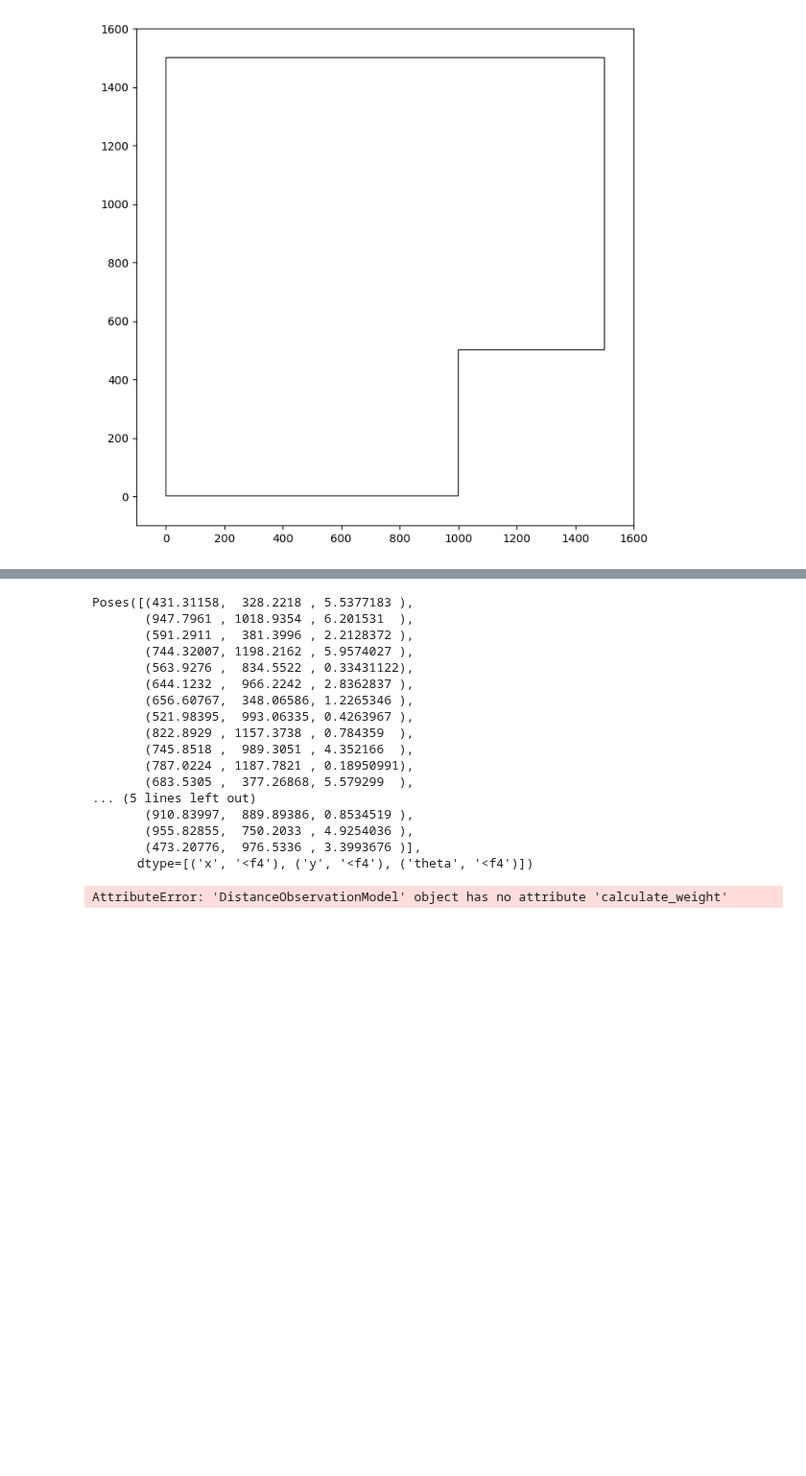
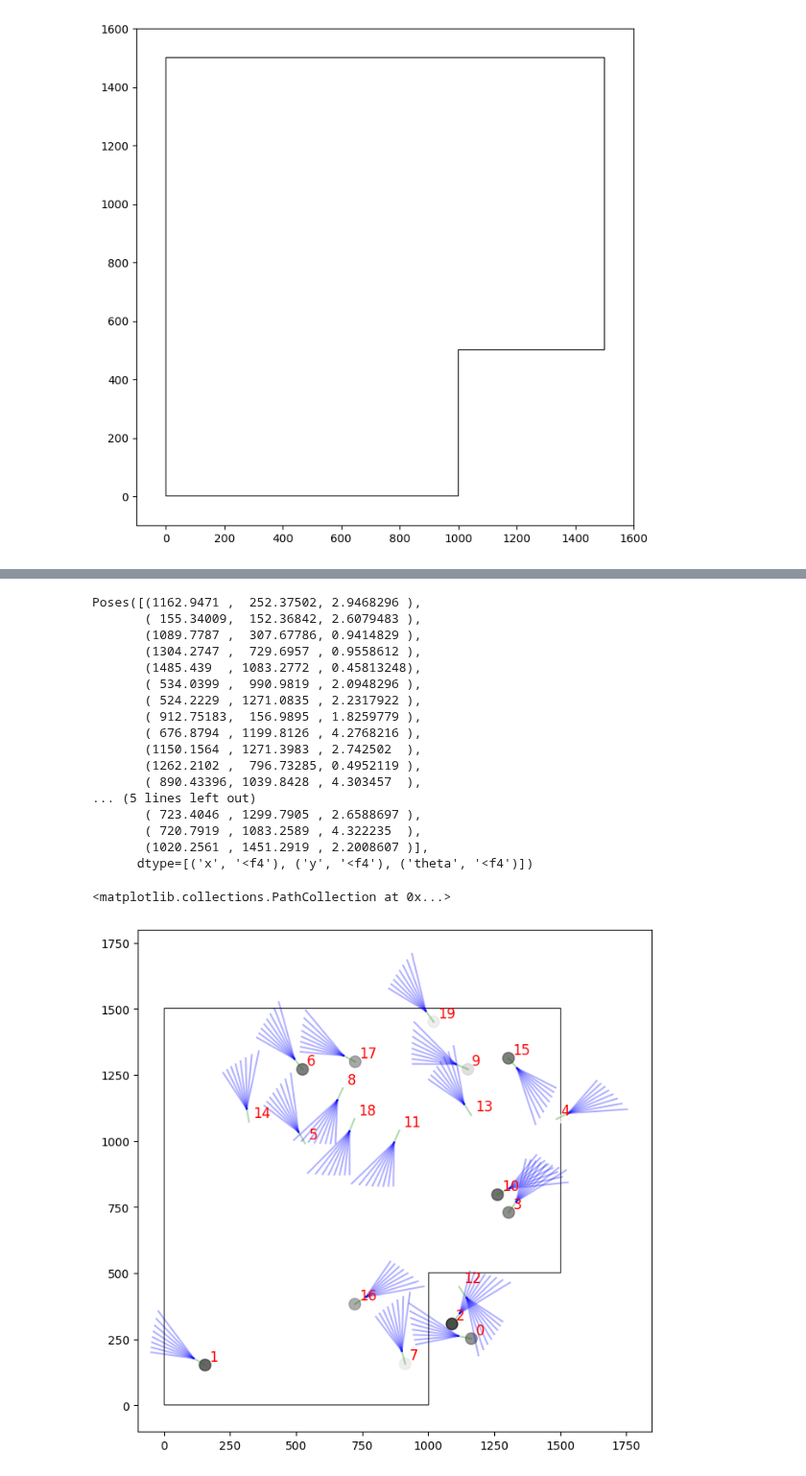
Before and after one commit to PacktPublishing/Learn-Robotics-Programming-3rd-edition, a Jupyter notebook: experiments/boundary_probabilities.ipynb, the cells around one changed output, grey strips where cells are left out. Shown at 96% size. Saved outputs shown, nothing was run; the diff lists cells and outputs as text; code cells hidden in the pictures; blank space fills up the shorter version.

```diff
--- a/experiments/boundary_probabilities.ipynb
+++ b/experiments/boundary_probabilities.ipynb
@@ -108,39 +119,42 @@ for sensor_pos in model.relative_sensor_positions:
 # %%
-from common.poses import Poses
-poses = Poses.generate(20, (300, 1000), (300, 1200), (0, 2 * np.pi))
+poses = Poses.generate(20, (0, 1500), (0, 1500), (0, 2 * np.pi))
 poses
 # %% [output]
-Poses([(431.31158,  328.2218 , 5.5377183 ),
-       (947.7961 , 1018.9354 , 6.201531  ),
-       (591.2911 ,  381.3996 , 2.2128372 ),
-       (744.32007, 1198.2162 , 5.9574027 ),
-       (563.9276 ,  834.5522 , 0.33431122),
-       (644.1232 ,  966.2242 , 2.8362837 ),
-       (656.60767,  348.06586, 1.2265346 ),
-       (521.98395,  993.06335, 0.4263967 ),
-       (822.8929 , 1157.3738 , 0.784359  ),
-       (745.8518 ,  989.3051 , 4.352166  ),
-       (787.0224 , 1187.7821 , 0.18950991),
-       (683.5305 ,  377.26868, 5.579299  ),
+Poses([(1162.9471 ,  252.37502, 2.9468296 ),
+       ( 155.34009,  152.36842, 2.6079483 ),
+       (1089.7787 ,  307.67786, 0.9414829 ),
+       (1304.2747 ,  729.6957 , 0.9558612 ),
+       (1485.439  , 1083.2772 , 0.45813248),
+       ( 534.0399 ,  990.9819 , 2.0948296 ),
+       ( 524.2229 , 1271.0835 , 2.2317922 ),
+       ( 912.75183,  156.9895 , 1.8259779 ),
+       ( 676.8794 , 1199.8126 , 4.2768216 ),
+       (1150.1564 , 1271.3983 , 2.742502  ),
+       (1262.2102 ,  796.73285, 0.4952119 ),
+       ( 890.43396, 1039.8428 , 4.303457  ),
 ... (5 lines left out)
-       (910.83997,  889.89386, 0.8534519 ),
-       (955.82855,  750.2033 , 4.9254036 ),
-       (473.20776,  976.5336 , 3.3993676 )],
+       ( 723.4046 , 1299.7905 , 2.6588697 ),
+       ( 720.7919 , 1083.2589 , 4.322235  ),
+       (1020.2561 , 1451.2919 , 2.2008607 )],
       dtype=[('x', '<f4'), ('y', '<f4'), ('theta', '<f4')])
 # %%
 # Combine sensor positions with poses to get the sensor positions in world coordinates
 endpoints = model.sensor_endpoints(poses)
-weights = model.calculate_weight(poses)
+weights = model.calculate_weights(poses)
 plot_map(walls_map)
 for n, pose in enumerate(poses):
     x, y, theta = pose
     offset_x = x + model.sensor_forward_offset * np.cos(theta)
     offset_y = y + model.sensor_forward_offset * np.sin(theta)
     plt.plot([x, offset_x], [y, offset_y], 'g-', alpha=0.3)
     for sensor in range(8):
         plt.plot([offset_x, endpoints[n, sensor, 0]],
                  [offset_y, endpoints[n, sensor, 1]], 'b-', alpha=0.3)
+    # # Add a label for n near the pose - nudge up and to the right by 5 units
+    plt.text(x + 16, y + 16, str(n), color='red', fontsize=12)
+
 # Draw a scatter on the poses, such that it's a greyscale cmap based on the weight
-plt.scatter(poses['x'], poses['y'], c=np.log(weights), cmap='Greys_r', s=100, alpha=0.7)
+plt.scatter(poses['x'], poses['y'], c=np.log(weights), cmap='Greys', s=100, alpha=0.7)
 # %% [output]
-AttributeError: 'DistanceObservationModel' object has no attribute 'calculate_weight'
+<matplotlib.collections.PathCollection at 0x...>
+[figure, added]
```
Also changed, not shown: parts of 14 cells of this notebook, 8 other files.
